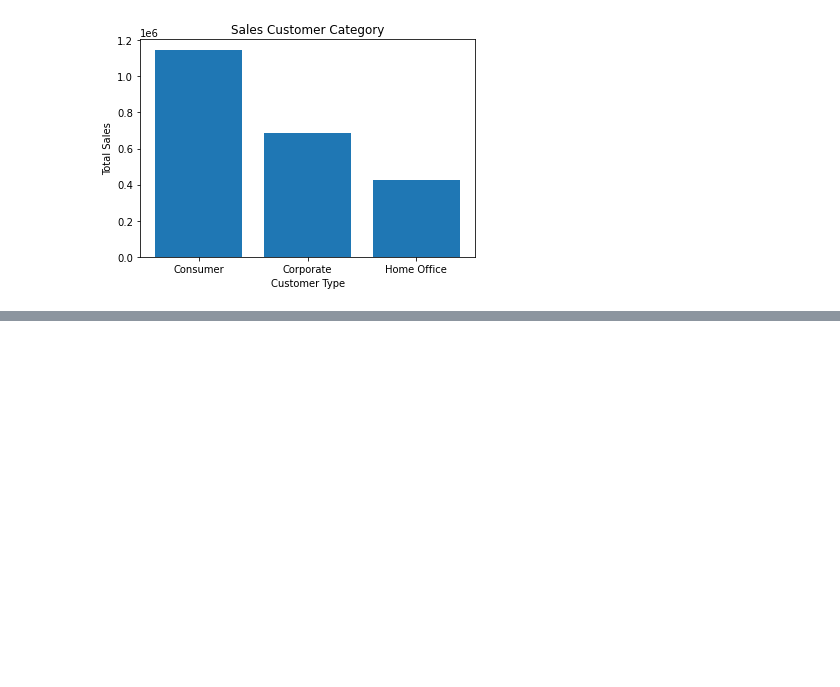
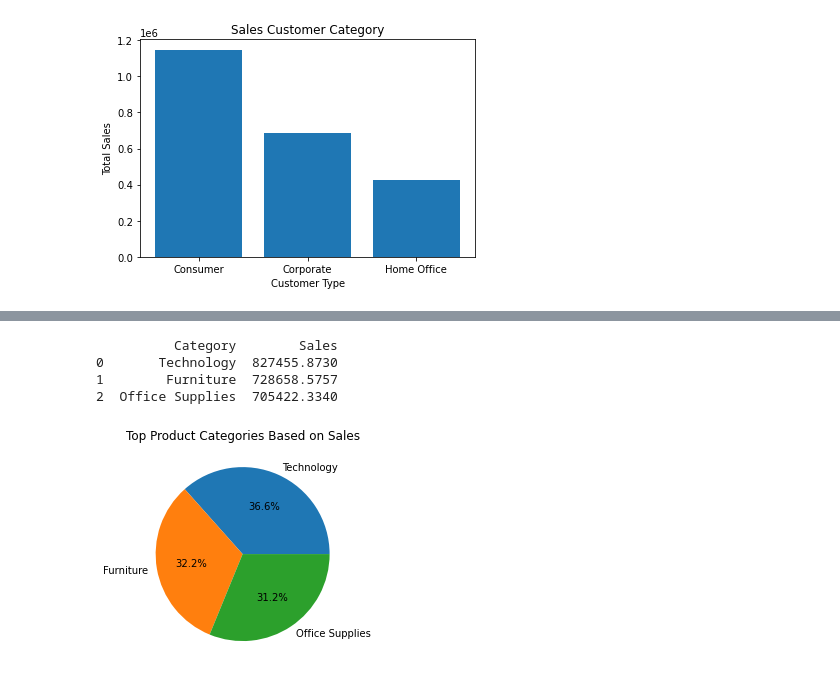
Before and after one commit to FatimaAliyeva01/Data-Analysis-with-Python, a Jupyter notebook: Superstore Sales Analysis.ipynb, the cells around one changed output, grey strips where cells are left out. Cells and saved outputs as stored; diff of their text form; code cells hidden in the pictures; blank space fills up the shorter version.

```diff
--- a/Superstore Sales Analysis.ipynb
+++ b/Superstore Sales Analysis.ipynb
@@ -168,0 +499,24 @@ plt.show()
+# %%
+# Group the data by product category versus the sales from each product category
+product_category = df.groupby(['Category'])['Sales'].sum().reset_index()
+
+# Sort the product category in their descending order and identify top product category
+top_product_category = product_category.sort_values(by='Sales', ascending=False)
+
+# Print the states
+print(top_product_category.reset_index(drop=True))
+# %% [output]
+          Category        Sales
+0       Technology  827455.8730
+1        Furniture  728658.5757
+2  Office Supplies  705422.3340
+# %%
+# Plotting a pie chart
+plt.pie(top_product_category['Sales'], labels=top_product_category['Category'], autopct='%1.1f%%')
+
+# set the labels of the pie chart
+plt.title('Top Product Categories Based on Sales')
+
+plt.show()
+# %% [output]
+[figure, added]
```
Also changed, not shown: parts of 48 cells of this notebook.
